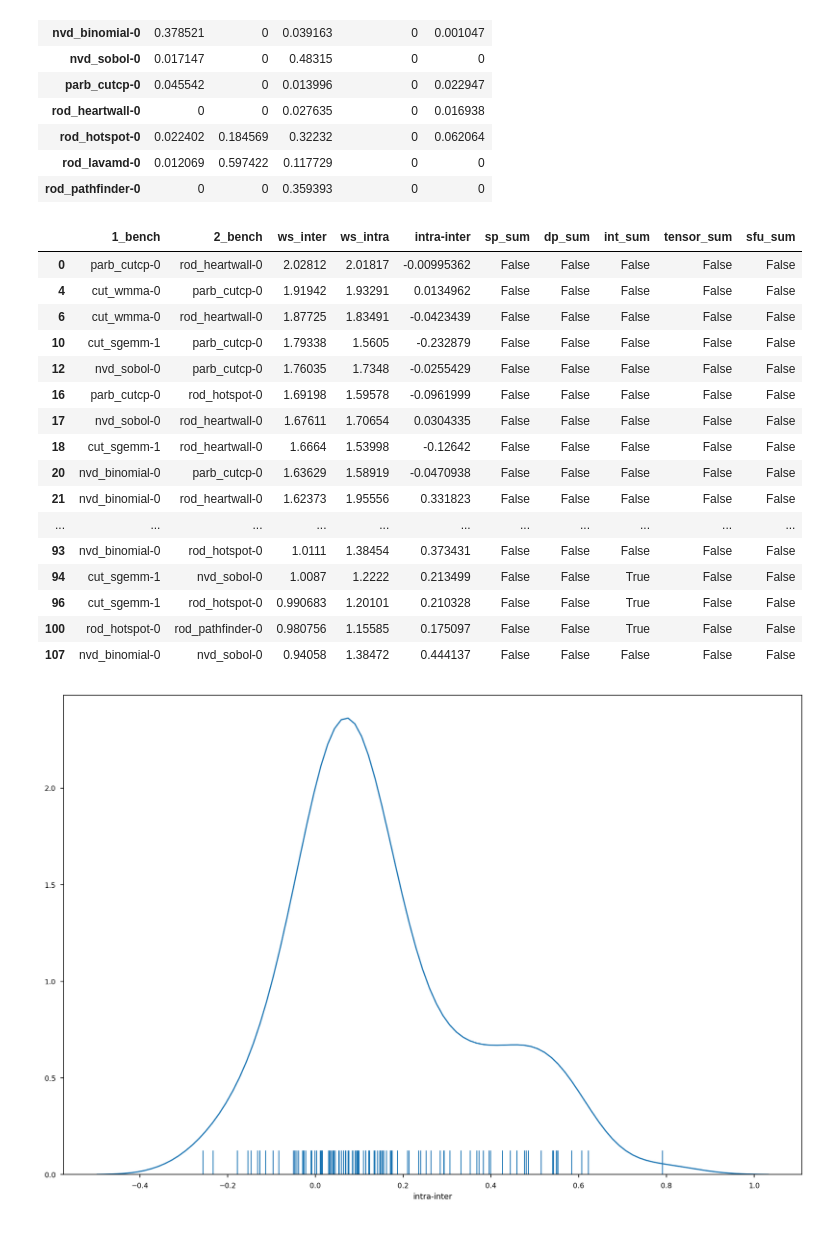
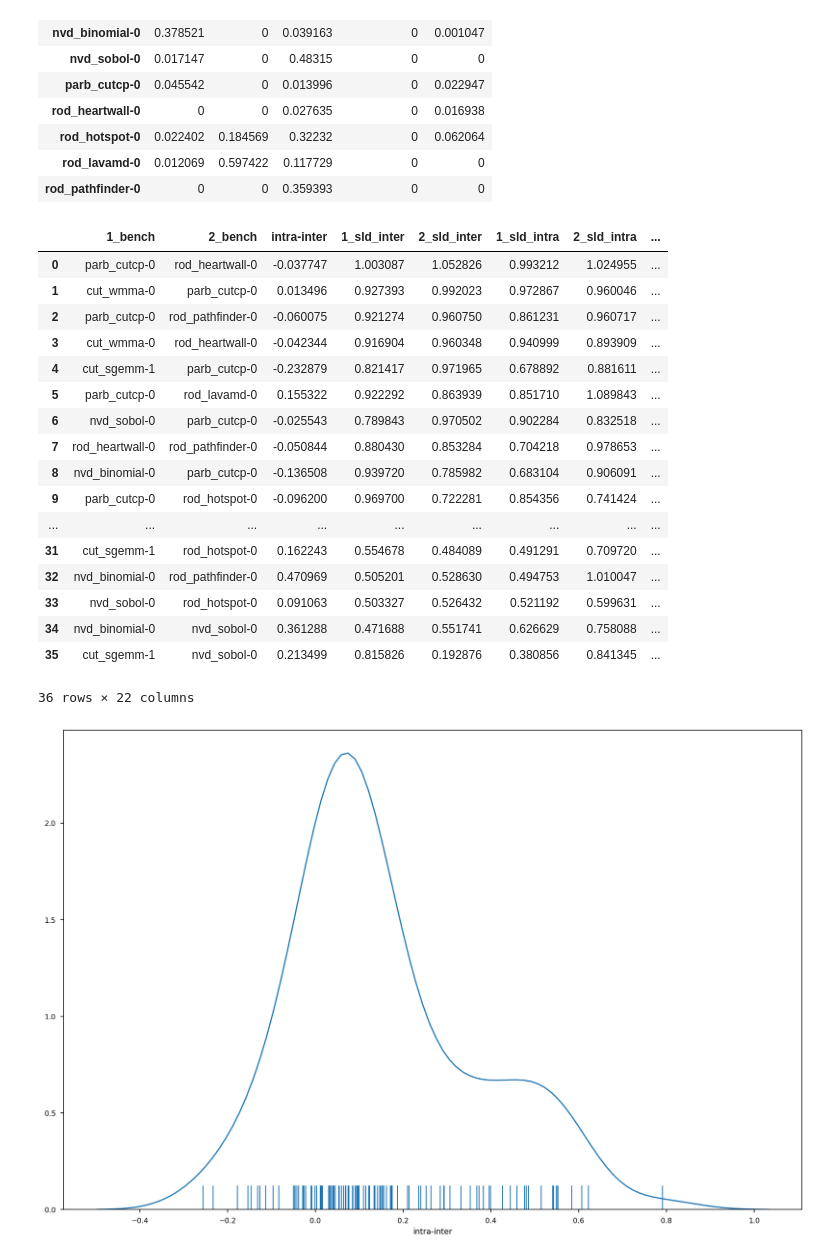
Before and after one commit to UofT-EcoSystem/GPU-Virtualization-Benchmarks, a Jupyter notebook: util/data/notebooks/View_Compare_Sharing.ipynb, the cells around one changed output. Cells and saved outputs as stored; diff of their text form; code cells hidden in the pictures.

```diff
--- a/util/data/notebooks/View_Compare_Sharing.ipynb
+++ b/util/data/notebooks/View_Compare_Sharing.ipynb
@@ -60,13 +60,13 @@ df_inter = df_inter[df_inter['fairness'] > 0]
 # Only show best performance for each benchmark pair
 df_inter_show = df_inter.sort_values('ws', ascending=False).drop_duplicates(['1_bench','2_bench'])
 df_inter_show.reset_index(inplace=True, drop=True)
+# df_inter_show = df_inter_show[(df_inter_show['1_bench']=='parb_lbm-0')|(df_inter_show['2_bench']=='parb_lbm-0')]
 
-df_inter_show['delta'] = df_inter_show['norm_ipc_sum'] - df_inter_show['ws']
+# df_inter_show['delta'] = df_inter_show['norm_ipc_sum'] - df_inter_show['ws']
 
 col_inter_show = ['1_bench', '1_inter', '1_sld',
-                    '2_bench', '2_inter', '2_sld', 'ws', 'fairness', 'delta']
+                    '2_bench', '2_inter', '2_sld', 'ws', 'fairness', 'norm_ipc_sum']
 draw_table(df_inter_show, col_inter_show, False).format({'avg_dram_bw_x':'{:.4f}',
                                                          'avg_dram_bw_y':'{:.4f}',
-                                                         'delta': '{:.2f}'
                                                         })
 # %% [output]
@@ -277,45 +394,51 @@ draw_table(df_comp, col_seq, False).apply(highlight_usage,
 # %%
 def comp_comp(row):
     return row['1_bench'] in df_comp.index and row['2_bench'] in df_comp.index
 
 df_cc = df_both[df_both.apply(comp_comp, axis=1)].copy()
+df_cc.reset_index(inplace=True, drop=True)
 
 def sum_usage(row, metric):
     return (df_comp.loc[row['1_bench'], metric] > 0.1) and (df_comp.loc[row['2_bench'], metric] > 0.1)
 
 df_cc['sp_sum'] = df_cc.apply(lambda row: sum_usage(row, 'sp_busy'), axis=1)
 df_cc['dp_sum'] = df_cc.apply(lambda row: sum_usage(row, 'dp_busy'), axis=1)
 df_cc['int_sum'] = df_cc.apply(lambda row: sum_usage(row, 'int_busy'), axis=1)
 df_cc['tensor_sum'] = df_cc.apply(lambda row: sum_usage(row, 'tensor_busy'), axis=1)
 df_cc['sfu_sum'] = df_cc.apply(lambda row: sum_usage(row, 'sfu_busy'), axis=1)
 
+df_cc['1_conc_cta_delta'] = df_cc['1_conc_cta_intra'] - df_cc['1_conc_cta_inter']
+df_cc['2_conc_cta_delta'] = df_cc['2_conc_cta_intra'] - df_cc['2_conc_cta_inter']
 
-col_cc = col_both + ['sp_sum', 'dp_sum', 'int_sum', 'tensor_sum', 'sfu_sum']
+col_cc = col_both + ['1_conc_cta_delta', '2_conc_cta_delta',
+                     'sp_sum', 'dp_sum', 'int_sum', 'tensor_sum', 'sfu_sum']
 
 def highlight_conflict(s):
     is_conflict = (s == True)
     return ['background-color: yellow' if v else '' for v in is_conflict]
 
-draw_table(df_cc, col_cc, False).apply(highlight_conflict,
-                                       subset=['sp_sum', 'dp_sum', 'int_sum', 'tensor_sum', 'sfu_sum'])
+df_cc[col_cc]
+# draw_table(df_cc, col_cc, False).apply(highlight_conflict,
+#                                        subset=['sp_sum', 'dp_sum', 'int_sum', 'tensor_sum', 'sfu_sum'])
 # %% [output]
-|  | 1_bench | 2_bench | ws_inter | ws_intra | intra-inter | sp_sum | dp_sum | int_sum | tensor_sum | sfu_sum |
-| 0 | parb_cutcp-0 | rod_heartwall-0 | 2.02812 | 2.01817 | -0.00995362 | False | False | False | False | False |
-| 4 | cut_wmma-0 | parb_cutcp-0 | 1.91942 | 1.93291 | 0.0134962 | False | False | False | False | False |
-| 6 | cut_wmma-0 | rod_heartwall-0 | 1.87725 | 1.83491 | -0.0423439 | False | False | False | False | False |
-| 10 | cut_sgemm-1 | parb_cutcp-0 | 1.79338 | 1.5605 | -0.232879 | False | False | False | False | False |
-| 12 | nvd_sobol-0 | parb_cutcp-0 | 1.76035 | 1.7348 | -0.0255429 | False | False | False | False | False |
-| 16 | parb_cutcp-0 | rod_hotspot-0 | 1.69198 | 1.59578 | -0.0961999 | False | False | False | False | False |
-| 17 | nvd_sobol-0 | rod_heartwall-0 | 1.67611 | 1.70654 | 0.0304335 | False | False | False | False | False |
-| 18 | cut_sgemm-1 | rod_heartwall-0 | 1.6664 | 1.53998 | -0.12642 | False | False | False | False | False |
-| 20 | nvd_binomial-0 | parb_cutcp-0 | 1.63629 | 1.58919 | -0.0470938 | False | False | False | False | False |
-| 21 | nvd_binomial-0 | rod_heartwall-0 | 1.62373 | 1.95556 | 0.331823 | False | False | False | False | False |
-| ... | ... | ... | ... | ... | ... | ... | ... | ... | ... | ... |
-| 93 | nvd_binomial-0 | rod_hotspot-0 | 1.0111 | 1.38454 | 0.373431 | False | False | False | False | False |
-| 94 | cut_sgemm-1 | nvd_sobol-0 | 1.0087 | 1.2222 | 0.213499 | False | False | True | False | False |
-| 96 | cut_sgemm-1 | rod_hotspot-0 | 0.990683 | 1.20101 | 0.210328 | False | False | True | False | False |
-| 100 | rod_hotspot-0 | rod_pathfinder-0 | 0.980756 | 1.15585 | 0.175097 | False | False | True | False | False |
-| 107 | nvd_binomial-0 | nvd_sobol-0 | 0.94058 | 1.38472 | 0.444137 | False | False | False | False | False |
+|  | 1_bench | 2_bench | intra-inter | 1_sld_inter | 2_sld_inter | 1_sld_intra | 2_sld_intra | ... |
+| 0 | parb_cutcp-0 | rod_heartwall-0 | -0.037747 | 1.003087 | 1.052826 | 0.993212 | 1.024955 | ... |
+| 1 | cut_wmma-0 | parb_cutcp-0 | 0.013496 | 0.927393 | 0.992023 | 0.972867 | 0.960046 | ... |
+| 2 | parb_cutcp-0 | rod_pathfinder-0 | -0.060075 | 0.921274 | 0.960750 | 0.861231 | 0.960717 | ... |
+| 3 | cut_wmma-0 | rod_heartwall-0 | -0.042344 | 0.916904 | 0.960348 | 0.940999 | 0.893909 | ... |
+| 4 | cut_sgemm-1 | parb_cutcp-0 | -0.232879 | 0.821417 | 0.971965 | 0.678892 | 0.881611 | ... |
+| 5 | parb_cutcp-0 | rod_lavamd-0 | 0.155322 | 0.922292 | 0.863939 | 0.851710 | 1.089843 | ... |
+| 6 | nvd_sobol-0 | parb_cutcp-0 | -0.025543 | 0.789843 | 0.970502 | 0.902284 | 0.832518 | ... |
+| 7 | rod_heartwall-0 | rod_pathfinder-0 | -0.050844 | 0.880430 | 0.853284 | 0.704218 | 0.978653 | ... |
+| 8 | nvd_binomial-0 | parb_cutcp-0 | -0.136508 | 0.939720 | 0.785982 | 0.683104 | 0.906091 | ... |
+| 9 | parb_cutcp-0 | rod_hotspot-0 | -0.096200 | 0.969700 | 0.722281 | 0.854356 | 0.741424 | ... |
+| ... | ... | ... | ... | ... | ... | ... | ... | ... |
+| 31 | cut_sgemm-1 | rod_hotspot-0 | 0.162243 | 0.554678 | 0.484089 | 0.491291 | 0.709720 | ... |
+| 32 | nvd_binomial-0 | rod_pathfinder-0 | 0.470969 | 0.505201 | 0.528630 | 0.494753 | 1.010047 | ... |
+| 33 | nvd_sobol-0 | rod_hotspot-0 | 0.091063 | 0.503327 | 0.526432 | 0.521192 | 0.599631 | ... |
+| 34 | nvd_binomial-0 | nvd_sobol-0 | 0.361288 | 0.471688 | 0.551741 | 0.626629 | 0.758088 | ... |
+| 35 | cut_sgemm-1 | nvd_sobol-0 | 0.213499 | 0.815826 | 0.192876 | 0.380856 | 0.841345 | ... |
+36 rows × 22 columns
 # %%
 plt.figure(figsize=(15, 10))
 sns.distplot(df_both['intra-inter'], hist=False, rug=True);
```
Also changed, not shown: parts of 11 cells of this notebook, 4 other files.
